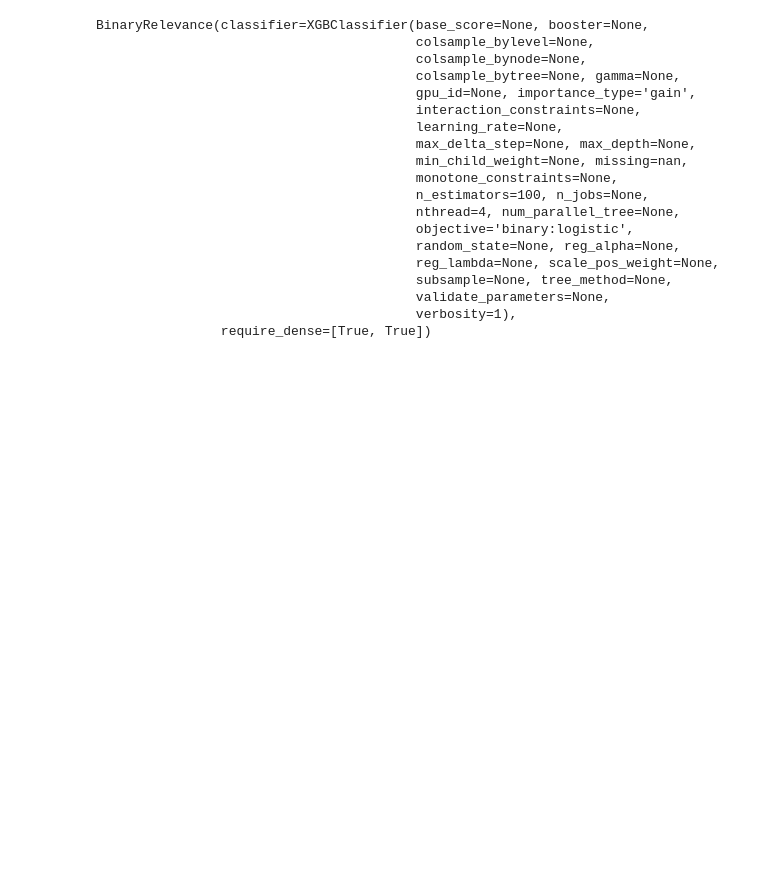
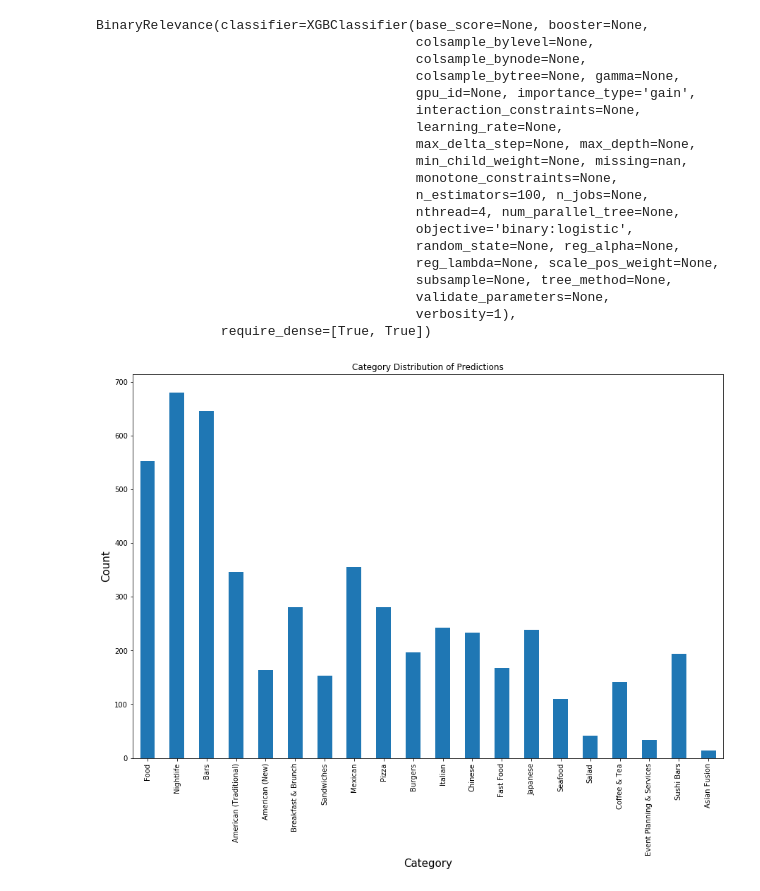
Before and after one commit to zahmedgit/Restaurant_Tag_Predictor, a Jupyter notebook: Data_process_modeling-Copy1.ipynb, the cells around one changed output. Saved outputs shown, nothing was run; the diff lists cells and outputs as text; code cells hidden in the pictures; blank space fills up the shorter version.

```diff
--- a/Data_process_modeling-Copy1.ipynb
+++ b/Data_process_modeling-Copy1.ipynb
@@ -724,3 +724,15 @@ BinaryRelevance(classifier=XGBClassifier(base_score=None, booster=None,
                                          validate_parameters=None,
                                          verbosity=1),
                 require_dense=[True, True])
+# %%
+# Graph the total category distribution
+
+plt.title('Category Distribution of Predictions')
+plt.xlabel('Category')
+plt.ylabel('Count')
+plt.rc('axes', labelsize=15)
+plt.rc('figure', titlesize=30)
+df_preds.iloc[:,:20].sum().plot(kind='bar',figsize=(15,10))
+plt.savefig('Preds_Category_Dist.png', dpi=300, bbox_inches='tight')
+# %% [output]
+[figure, added]
```
Also changed, not shown: parts of 12 cells of this notebook, 4 other files.
